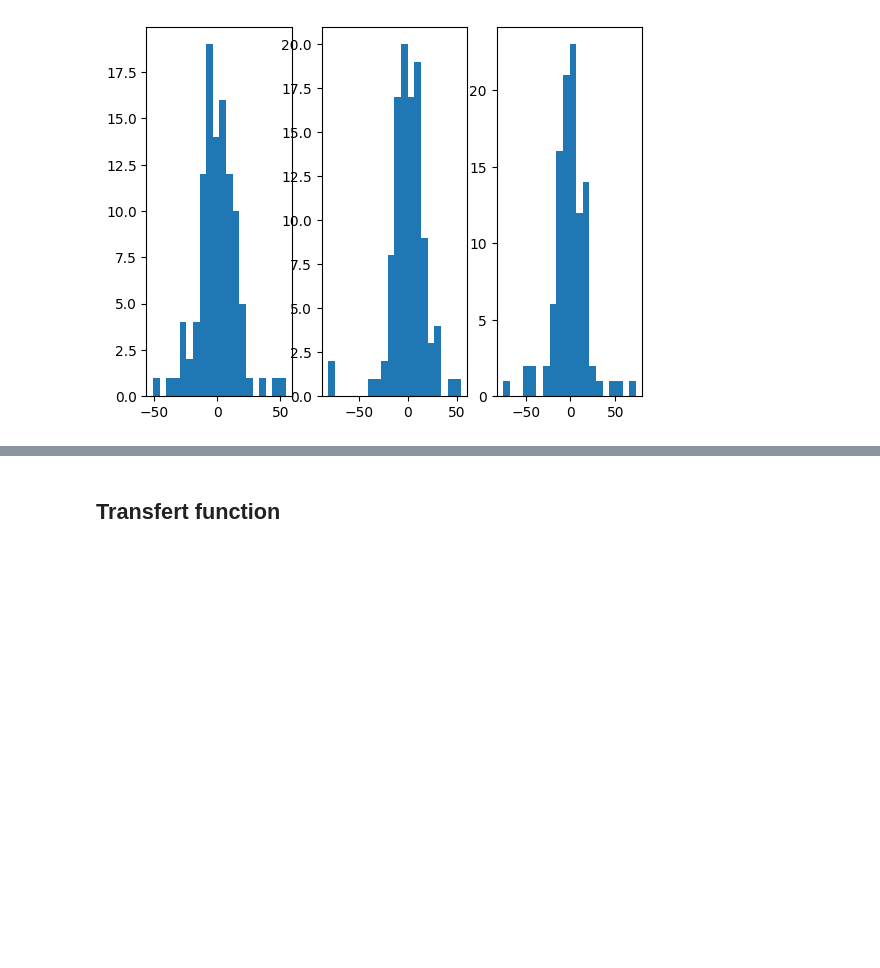
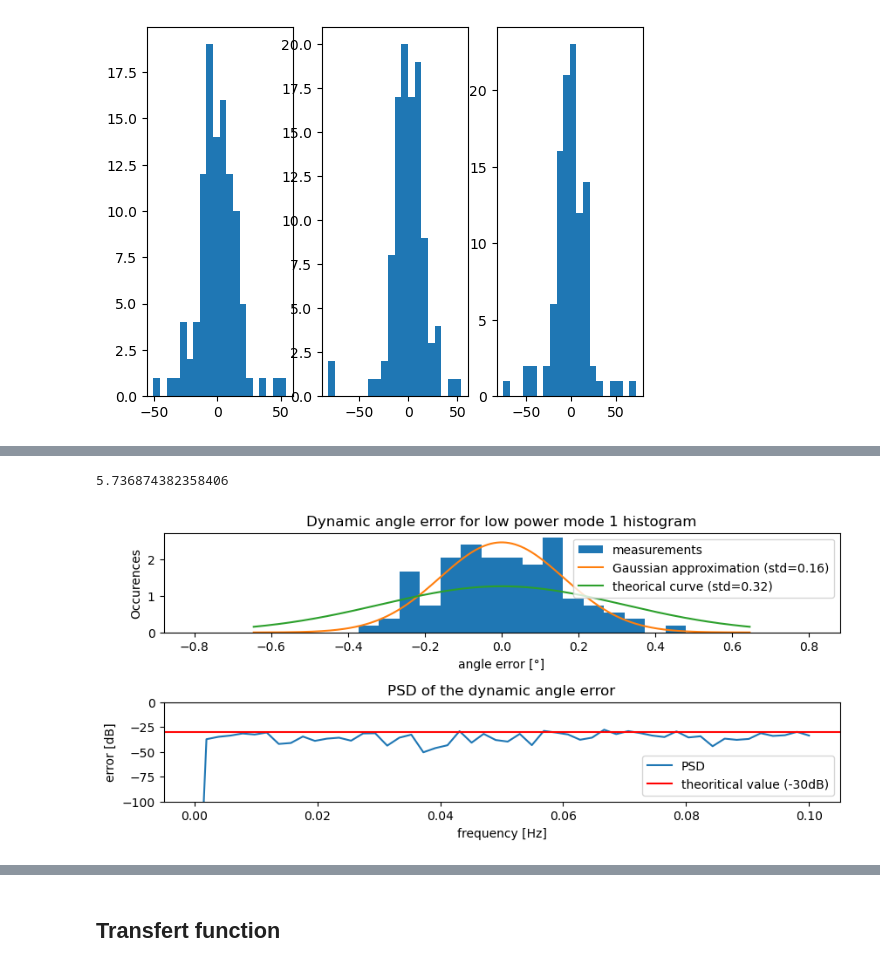
Before and after one commit to nonoswagman/LELEC2811-Group1, a Jupyter notebook: D1.ipynb, the cells around one changed output, grey strips where cells are left out. Cells and saved outputs as stored; diff of their text form; code cells hidden in the pictures; blank space fills up the shorter version.

```diff
--- a/D1.ipynb
+++ b/D1.ipynb
@@ -31,3 +78,70 @@ plt.show()
+# %%
+def retirer_extrema(liste):
+    # Trier la liste en ordre croissant
+    liste_triee = sorted(liste)
+
+    # Calculer le nombre d'éléments à retirer (3 % en bas et 3 % en haut)
+    n = len(liste)
+    nb_a_retirer = int(n * 0.02)
+
+    # Si la liste est trop petite pour retirer 3%, on retourne la liste vide
+    if nb_a_retirer == 0:
+        return []
+
+    # Retirer les 3 % des plus petites et grandes valeurs
+    liste_filtrée = liste_triee[nb_a_retirer:-nb_a_retirer]
+
+    return liste_filtrée
+# %%
+a = 360/(2*np.pi)
+theta = (np.arctan((data_lp[:,0]**2+data_lp[:,1]**2)**0.5/data_lp[:,2]))*a
+theta2 = retirer_extrema(theta)
+print(np.max(np.abs(theta2)))
+val = theta-np.mean(theta)
+noise_hp = (np.sum((theta2-np.mean(theta2))**2))**0.5/len(theta2)
+std_hp = np.std(theta2-np.mean(theta2))
+mu = np.mean(theta2-np.mean(theta2))
+x = np.linspace(-4*std_hp,4*std_hp,1000)
+
+y = 1/(std_hp*(2*np.pi)**0.5)*np.exp(-0.5*((x-mu)/std_hp)**2)
+y1 = 1/(0.315*(2*np.pi)**0.5)*np.exp(-0.5*((x-0)/0.315)**2)
+b = np.mean(theta2)
+
+fig, axs = plt.subplots(nrows=2)
+fig.set_size_inches(10,4)
+plt.subplots_adjust(hspace=0.7)
+axs[0].hist(theta2-np.mean(theta2),bins=30, range=[-0.8,0.8], label="measurements",density=True)
+axs[0].plot(x,y, label=f"Gaussian approximation (std={std_hp:.2f})")
+axs[0].plot(x,y1, label=f"theorical curve (std={0.315:.2f})")
+axs[0].legend()
+axs[0].set_title("Dynamic angle error for low power mode 1 histogram")
+axs[0].set_xlabel("angle error [°]")
+axs[0].set_ylabel("Occurences")
+
+xdft = np.fft.fft(np.array(val))
+xdft = xdft[0:(len(val)//2)]
+
+# Power Spectral Density (PSD)
+psdx = (1/(200*(len(val)))) * np.abs(xdft)**2
+psdx[1:-2] = 2*psdx[1:-2]
+
+# Quantization noise
+quant_noise = (2/200)*(0.0047900390625**2)/12
+
+# Plot PSD
+freq = np.linspace(start=0.0, stop=200/2, num=(len(val))//2)
+axs[1].set_title("PSD of the dynamic angle error")
+axs[1].plot(1e-3*freq, 10*np.log10(psdx), label='PSD')
+axs[1].axhline(y = -30, color = 'r', linestyle = '-', label="theoritical value (-30dB)" )
+axs[1].legend()
+axs[1].set_xlabel("frequency [Hz]")
+axs[1].set_ylabel("error [dB]")
+axs[1].set_ylim(-100,0)
+fig.savefig("low_power.pdf")
+plt.show()
+# %% [output]
+5.736874382358406
+[figure, added]
 # %%
 a = 360/(2*np.pi)
 theta = (np.arctan((data_lp[:,0]**2+data_lp[:,1]**2)**0.5/data_lp[:,2]))*a
```
Also changed, not shown: parts of 4 cells of this notebook, 7 other files.
